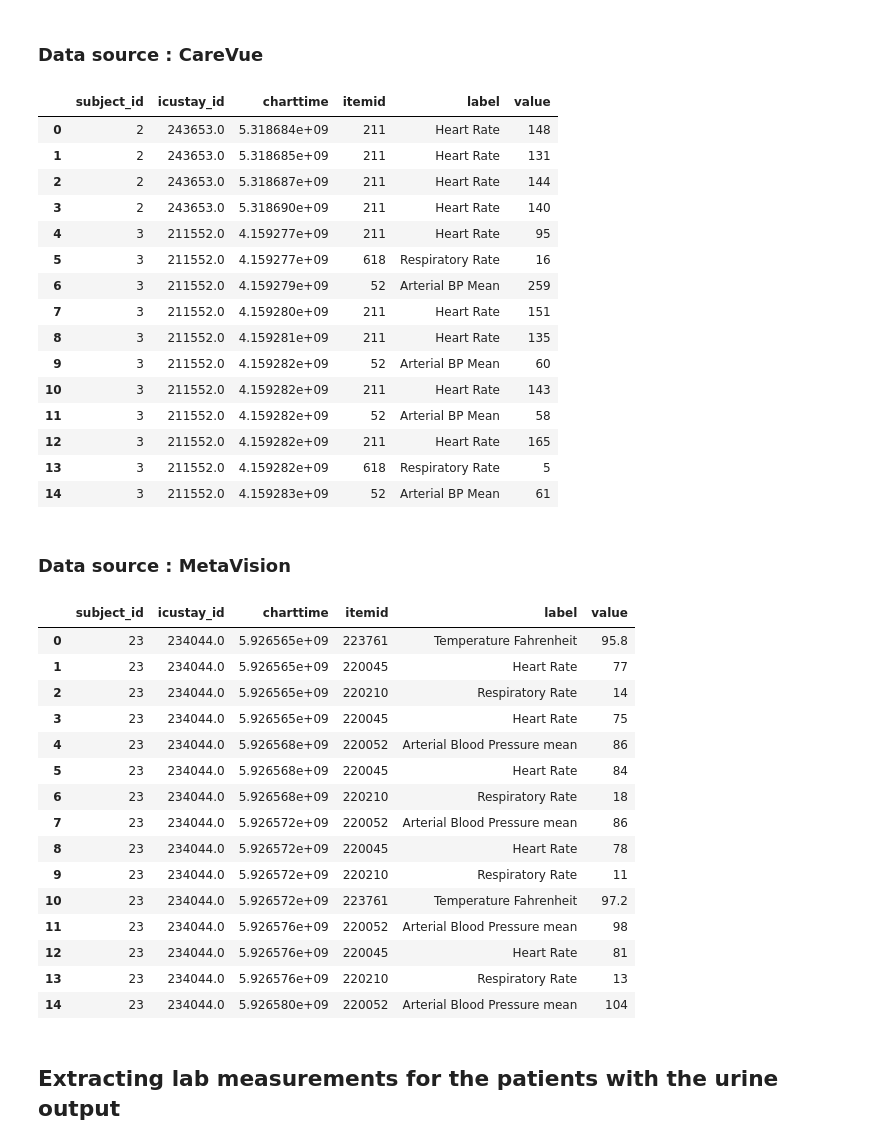
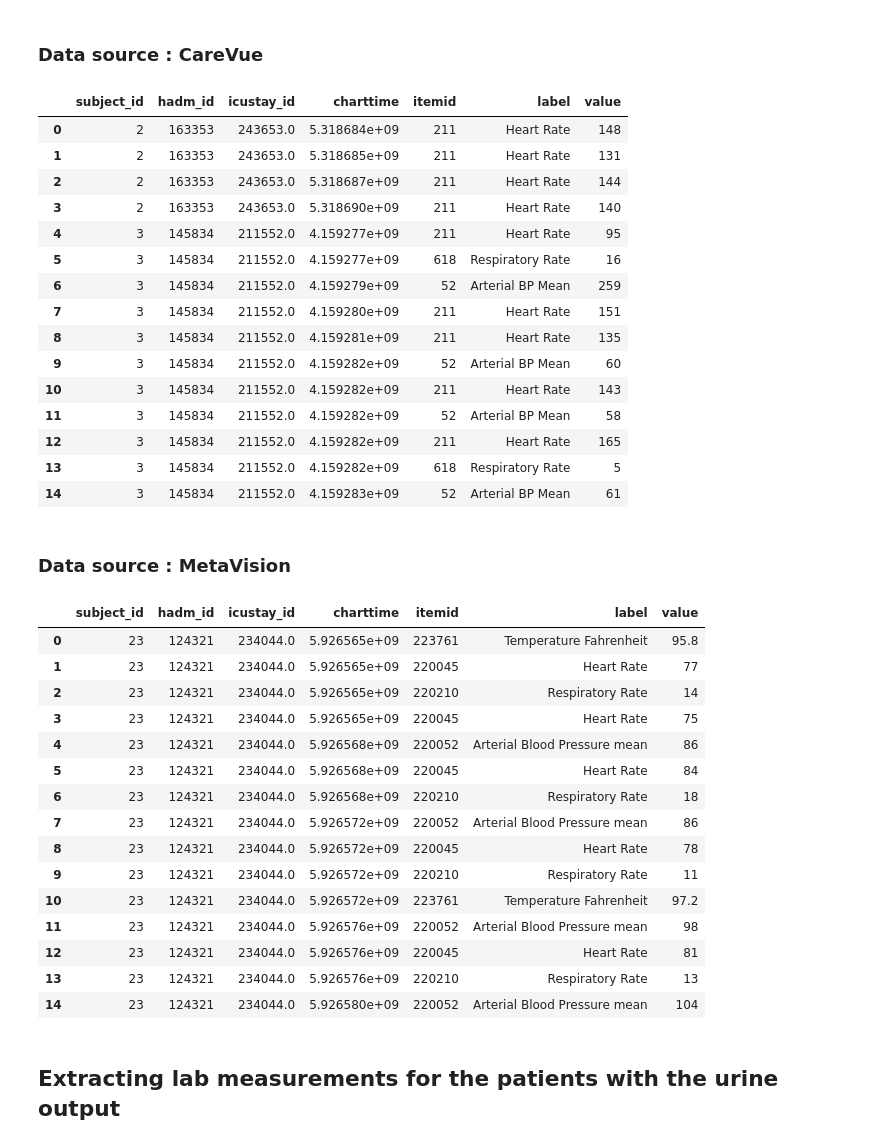
Before and after one commit to dhruvsharma15/mimic-iii-analysis, a Jupyter notebook: AKI_data_extraction.ipynb, the cells around one changed output. Cells and saved outputs as stored; diff of their text form; code cells hidden in the pictures.

Commit message:
AKI data preparation

```diff
--- a/AKI_data_extraction.ipynb
+++ b/AKI_data_extraction.ipynb
@@ -121,53 +121,53 @@ data.head(n=15)
 # %%
 # ITEMIDs of interest: (52,211,618,676)
 query = \
 """
 with data_cv as
 (
     with dat as
     (
         select oe.subject_id, count(*)
         from outputevents oe
         inner join d_items d on oe.itemid = d.itemid
         where d.itemid in (40055,43175,40069,40094,40715,40473,40085,40057,40056,40405,40428,40096,40651,226559,226560,
         227510,226561,227489,226584,226563,226564,226565,226557,226558) and oe.valueuom is not NULL
         group by oe.subject_id
     )
-    select ce.subject_id, ce.icustay_id, ce.charttime, ce.itemid, ce.value
+    select ce.subject_id, ce.hadm_id, ce.icustay_id, ce.charttime, ce.itemid, ce.value
     from chartevents ce
     left join dat
     on ce.subject_id = dat.subject_id
     where ce.itemid in (52,211,618,676)
-    order by ce.subject_id, ce.icustay_id, ce.charttime, ce.itemid
+    order by ce.subject_id, ce.hadm_id, ce.icustay_id, ce.charttime, ce.itemid
 )
-select data_cv.subject_id, data_cv.icustay_id, extract(epoch from data_cv.charttime) as charttime, d.itemid, d.label,
+select data_cv.subject_id, data_cv.hadm_id, data_cv.icustay_id, extract(epoch from data_cv.charttime) as charttime, d.itemid, d.label,
 data_cv.value
 from data_cv
 inner join d_items d
 on data_cv.itemid = d.itemid
-order by data_cv.subject_id, data_cv.icustay_id, charttime, d.label;
+order by data_cv.subject_id, data_cv.hadm_id, data_cv.icustay_id, charttime, d.label;
 """
 
 data = pd.read_sql_query(query,con)
 data.to_csv(os.path.join(export_dir,'vital_cv.csv'),index=False,sep=',')
 data.head(n=15)
 # %% [output]
-|  | subject_id | icustay_id | charttime | itemid | label | value |
-| 0 | 2 | 243653.0 | 5.318684e+09 | 211 | Heart Rate | 148 |
-| 1 | 2 | 243653.0 | 5.318685e+09 | 211 | Heart Rate | 131 |
-| 2 | 2 | 243653.0 | 5.318687e+09 | 211 | Heart Rate | 144 |
-| 3 | 2 | 243653.0 | 5.318690e+09 | 211 | Heart Rate | 140 |
-| 4 | 3 | 211552.0 | 4.159277e+09 | 211 | Heart Rate | 95 |
-| 5 | 3 | 211552.0 | 4.159277e+09 | 618 | Respiratory Rate | 16 |
-| 6 | 3 | 211552.0 | 4.159279e+09 | 52 | Arterial BP Mean | 259 |
-| 7 | 3 | 211552.0 | 4.159280e+09 | 211 | Heart Rate | 151 |
-| 8 | 3 | 211552.0 | 4.159281e+09 | 211 | Heart Rate | 135 |
-| 9 | 3 | 211552.0 | 4.159282e+09 | 52 | Arterial BP Mean | 60 |
-| 10 | 3 | 211552.0 | 4.159282e+09 | 211 | Heart Rate | 143 |
-| 11 | 3 | 211552.0 | 4.159282e+09 | 52 | Arterial BP Mean | 58 |
-| 12 | 3 | 211552.0 | 4.159282e+09 | 211 | Heart Rate | 165 |
-| 13 | 3 | 211552.0 | 4.159282e+09 | 618 | Respiratory Rate | 5 |
-| 14 | 3 | 211552.0 | 4.159283e+09 | 52 | Arterial BP Mean | 61 |
+|  | subject_id | hadm_id | icustay_id | charttime | itemid | label | value |
+| 0 | 2 | 163353 | 243653.0 | 5.318684e+09 | 211 | Heart Rate | 148 |
+| 1 | 2 | 163353 | 243653.0 | 5.318685e+09 | 211 | Heart Rate | 131 |
+| 2 | 2 | 163353 | 243653.0 | 5.318687e+09 | 211 | Heart Rate | 144 |
+| 3 | 2 | 163353 | 243653.0 | 5.318690e+09 | 211 | Heart Rate | 140 |
+| 4 | 3 | 145834 | 211552.0 | 4.159277e+09 | 211 | Heart Rate | 95 |
+| 5 | 3 | 145834 | 211552.0 | 4.159277e+09 | 618 | Respiratory Rate | 16 |
+| 6 | 3 | 145834 | 211552.0 | 4.159279e+09 | 52 | Arterial BP Mean | 259 |
+| 7 | 3 | 145834 | 211552.0 | 4.159280e+09 | 211 | Heart Rate | 151 |
+| 8 | 3 | 145834 | 211552.0 | 4.159281e+09 | 211 | Heart Rate | 135 |
+| 9 | 3 | 145834 | 211552.0 | 4.159282e+09 | 52 | Arterial BP Mean | 60 |
+| 10 | 3 | 145834 | 211552.0 | 4.159282e+09 | 211 | Heart Rate | 143 |
+| 11 | 3 | 145834 | 211552.0 | 4.159282e+09 | 52 | Arterial BP Mean | 58 |
+| 12 | 3 | 145834 | 211552.0 | 4.159282e+09 | 211 | Heart Rate | 165 |
+| 13 | 3 | 145834 | 211552.0 | 4.159282e+09 | 618 | Respiratory Rate | 5 |
+| 14 | 3 | 145834 | 211552.0 | 4.159283e+09 | 52 | Arterial BP Mean | 61 |
 # %% [markdown]
 ### Data source : MetaVision
 # %%
@@ -185,41 +185,41 @@ with data_cv as
         227510,226561,227489,226584,226563,226564,226565,226557,226558) and oe.valueuom is not NULL
         group by oe.subject_id
     )
-    select ce.subject_id, ce.icustay_id, ce.charttime, ce.itemid, ce.value
+    select ce.subject_id, ce.hadm_id, ce.icustay_id, ce.charttime, ce.itemid, ce.value
     from chartevents ce
     left join dat
     on ce.subject_id = dat.subject_id
     where ce.itemid in (220052,220045,220210,223761)
-    order by ce.subject_id, ce.icustay_id, ce.charttime, ce.itemid
+    order by ce.subject_id, ce.hadm_id, ce.icustay_id, ce.charttime, ce.itemid
 )
-select data_cv.subject_id, data_cv.icustay_id, extract(epoch from data_cv.charttime) as charttime , d.itemid, d.label,
+select data_cv.subject_id, data_cv.hadm_id, data_cv.icustay_id, extract(epoch from data_cv.charttime) as charttime , d.itemid, d.label,
 data_cv.value
 from data_cv
 inner join d_items d
 on data_cv.itemid = d.itemid
-order by data_cv.subject_id, data_cv.icustay_id, charttime, d.label;
+order by data_cv.subject_id, data_cv.hadm_id, data_cv.icustay_id, charttime, d.label;
 """
 
 data = pd.read_sql_query(query,con)
 data.to_csv(os.path.join(export_dir,'vital_mv.csv'),index=False,sep=',')
 data.head(n=15)
 # %% [output]
-|  | subject_id | icustay_id | charttime | itemid | label | value |
-| 0 | 23 | 234044.0 | 5.926565e+09 | 223761 | Temperature Fahrenheit | 95.8 |
-| 1 | 23 | 234044.0 | 5.926565e+09 | 220045 | Heart Rate | 77 |
-| 2 | 23 | 234044.0 | 5.926565e+09 | 220210 | Respiratory Rate | 14 |
-| 3 | 23 | 234044.0 | 5.926565e+09 | 220045 | Heart Rate | 75 |
-| 4 | 23 | 234044.0 | 5.926568e+09 | 220052 | Arterial Blood Pressure mean | 86 |
-| 5 | 23 | 234044.0 | 5.926568e+09 | 220045 | Heart Rate | 84 |
-| 6 | 23 | 234044.0 | 5.926568e+09 | 220210 | Respiratory Rate | 18 |
-| 7 | 23 | 234044.0 | 5.926572e+09 | 220052 | Arterial Blood Pressure mean | 86 |
-| 8 | 23 | 234044.0 | 5.926572e+09 | 220045 | Heart Rate | 78 |
-| 9 | 23 | 234044.0 | 5.926572e+09 | 220210 | Respiratory Rate | 11 |
-| 10 | 23 | 234044.0 | 5.926572e+09 | 223761 | Temperature Fahrenheit | 97.2 |
-| 11 | 23 | 234044.0 | 5.926576e+09 | 220052 | Arterial Blood Pressure mean | 98 |
-| 12 | 23 | 234044.0 | 5.926576e+09 | 220045 | Heart Rate | 81 |
-| 13 | 23 | 234044.0 | 5.926576e+09 | 220210 | Respiratory Rate | 13 |
-| 14 | 23 | 234044.0 | 5.926580e+09 | 220052 | Arterial Blood Pressure mean | 104 |
+|  | subject_id | hadm_id | icustay_id | charttime | itemid | label | value |
+| 0 | 23 | 124321 | 234044.0 | 5.926565e+09 | 223761 | Temperature Fahrenheit | 95.8 |
+| 1 | 23 | 124321 | 234044.0 | 5.926565e+09 | 220045 | Heart Rate | 77 |
+| 2 | 23 | 124321 | 234044.0 | 5.926565e+09 | 220210 | Respiratory Rate | 14 |
+| 3 | 23 | 124321 | 234044.0 | 5.926565e+09 | 220045 | Heart Rate | 75 |
+| 4 | 23 | 124321 | 234044.0 | 5.926568e+09 | 220052 | Arterial Blood Pressure mean | 86 |
+| 5 | 23 | 124321 | 234044.0 | 5.926568e+09 | 220045 | Heart Rate | 84 |
+| 6 | 23 | 124321 | 234044.0 | 5.926568e+09 | 220210 | Respiratory Rate | 18 |
+| 7 | 23 | 124321 | 234044.0 | 5.926572e+09 | 220052 | Arterial Blood Pressure mean | 86 |
+| 8 | 23 | 124321 | 234044.0 | 5.926572e+09 | 220045 | Heart Rate | 78 |
+| 9 | 23 | 124321 | 234044.0 | 5.926572e+09 | 220210 | Respiratory Rate | 11 |
+| 10 | 23 | 124321 | 234044.0 | 5.926572e+09 | 223761 | Temperature Fahrenheit | 97.2 |
+| 11 | 23 | 124321 | 234044.0 | 5.926576e+09 | 220052 | Arterial Blood Pressure mean | 98 |
+| 12 | 23 | 124321 | 234044.0 | 5.926576e+09 | 220045 | Heart Rate | 81 |
+| 13 | 23 | 124321 | 234044.0 | 5.926576e+09 | 220210 | Respiratory Rate | 13 |
+| 14 | 23 | 124321 | 234044.0 | 5.926580e+09 | 220052 | Arterial Blood Pressure mean | 104 |
 # %% [markdown]
 ## Extracting lab measurements for the patients with the urine output
 # %%
```
Also changed, not shown: parts of 2 cells of this notebook, 1 other file.
